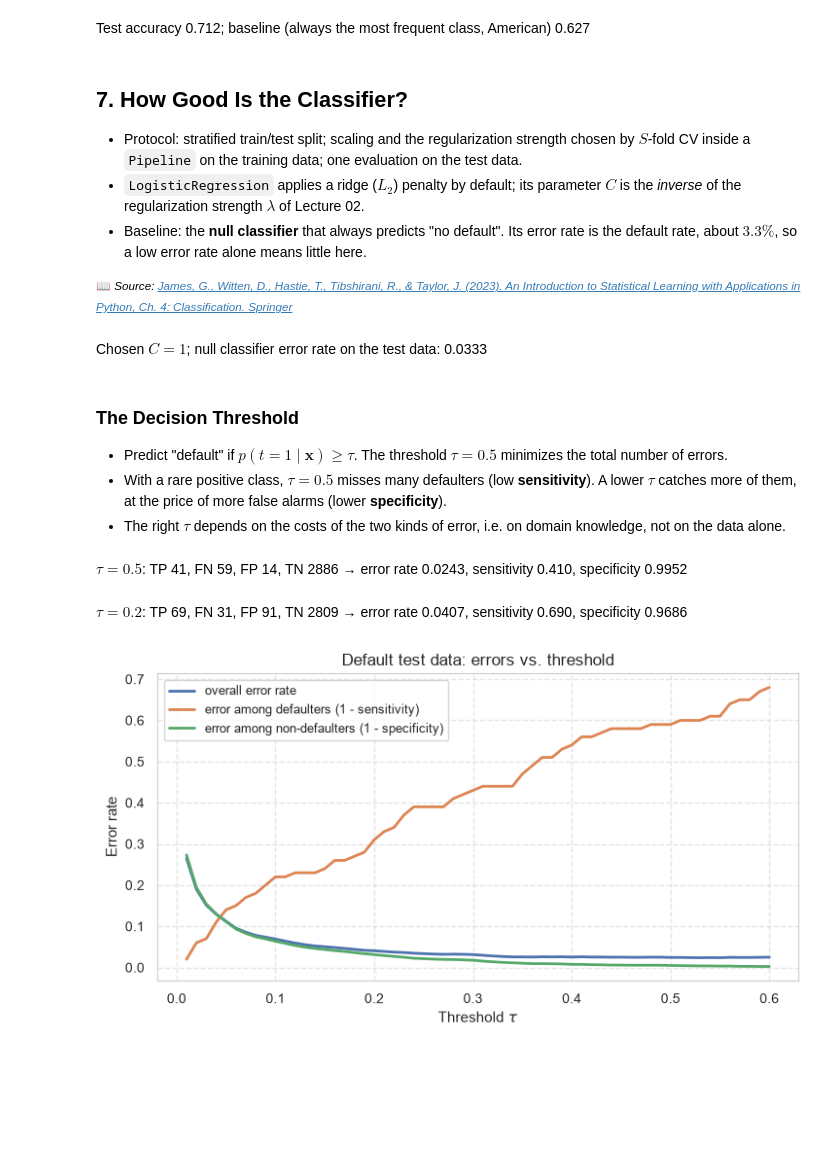
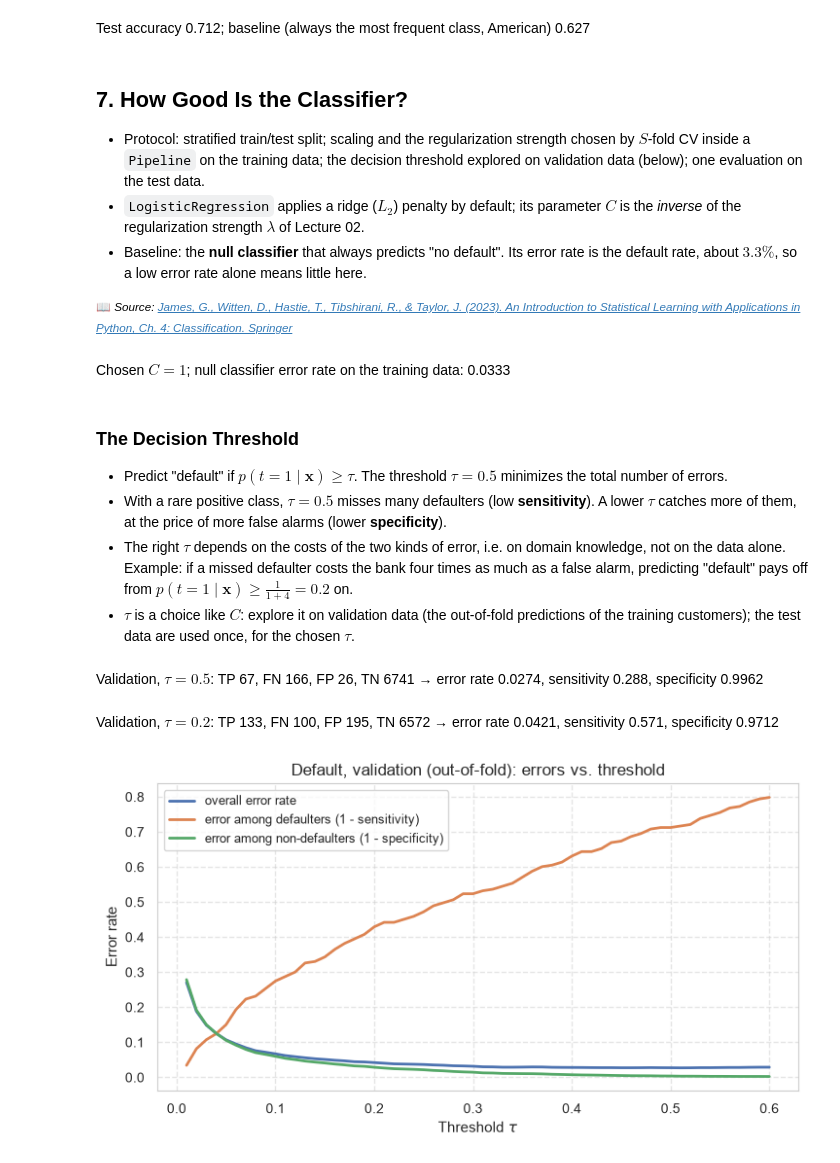
Before and after one commit to konstantin-schekotihin/dl_course, a Jupyter notebook: AI-ML/03_logistic_regression.ipynb, the cells around one changed output. Cells and saved outputs as stored; diff of their text form; code cells hidden in the pictures; blank space fills up the shorter version.

```diff
--- a/AI-ML/03_logistic_regression.ipynb
+++ b/AI-ML/03_logistic_regression.ipynb
@@ -411,7 +411,7 @@ Test accuracy 0.712; baseline (always the most frequent class, American) 0.627
 # %% [markdown]
 ## 7. How Good Is the Classifier?
 
-- Protocol: stratified train/test split; scaling and the regularization strength chosen by $S$-fold CV inside a `Pipeline` on the training data; one evaluation on the test data.
+- Protocol: stratified train/test split; scaling and the regularization strength chosen by $S$-fold CV inside a `Pipeline` on the training data; the decision threshold explored on validation data (below); one evaluation on the test data.
 - `LogisticRegression` applies a ridge ($L_2$) penalty by default; its parameter $C$ is the *inverse* of the regularization strength $\lambda$ of Lecture 02.
 - Baseline: the **null classifier** that always predicts "no default". Its error rate is the default rate, about $3.3\%$, so a low error rate alone means little here.
 
@@ -420,35 +420,38 @@ Test accuracy 0.712; baseline (always the most frequent class, American) 0.627
 X_default = data[["balance", "income_k", "student_yes"]]
 X_train, X_test, t_train, t_test = train_test_split(X_default, t, test_size=0.3, random_state=1, stratify=t)
 
+folds = StratifiedKFold(n_splits=5, shuffle=True, random_state=1)
 search = GridSearchCV(make_pipeline(StandardScaler(), LogisticRegression()), {"logisticregression__C": np.logspace(-3, 3, 13)},
-                      cv=StratifiedKFold(n_splits=5, shuffle=True, random_state=1), scoring="neg_log_loss").fit(X_train, t_train)
-p_test = search.predict_proba(X_test)[:, 1]                     # estimated p(default | x) for the test customers
-display(Markdown(f"Chosen $C = {search.best_params_['logisticregression__C']:g}$; null classifier error rate on the test data: {t_test.mean():.4f}"))
+                      cv=folds, scoring="neg_log_loss").fit(X_train, t_train)
+# Validation: out-of-fold estimates of p(default | x), each training customer predicted by a model fitted without it
+p_val = cross_val_predict(search.best_estimator_, X_train, t_train, cv=folds, method="predict_proba")[:, 1]
+display(Markdown(f"Chosen $C = {search.best_params_['logisticregression__C']:g}$; null classifier error rate on the training data: {t_train.mean():.4f}"))
 # %% [output]
-Chosen $C = 1$; null classifier error rate on the test data: 0.0333
+Chosen $C = 1$; null classifier error rate on the training data: 0.0333
 # %% [markdown]
 ### The Decision Threshold
 
 - Predict "default" if $p(t = 1 \mid \mathbf{x}) \ge \tau$. The threshold $\tau = 0.5$ minimizes the total number of errors.
 - With a rare positive class, $\tau = 0.5$ misses many defaulters (low **sensitivity**). A lower $\tau$ catches more of them, at the price of more false alarms (lower **specificity**).
-- The right $\tau$ depends on the costs of the two kinds of error, i.e. on domain knowledge, not on the data alone.
+- The right $\tau$ depends on the costs of the two kinds of error, i.e. on domain knowledge, not on the data alone. Example: if a missed defaulter costs the bank four times as much as a false alarm, predicting "default" pays off from $p(t = 1 \mid \mathbf{x}) \ge \frac{1}{1 + 4} = 0.2$ on.
+- $\tau$ is a choice like $C$: explore it on validation data (the out-of-fold predictions of the training customers); the test data are used once, for the chosen $\tau$.
 # %%
 for tau in (0.5, 0.2):
-    pred = (p_test >= tau).astype(int)
-    tn, fp, fn, tp = metrics.confusion_matrix(t_test, pred).ravel()
-    display(Markdown(f"$\\tau = {tau}$: TP {tp}, FN {fn}, FP {fp}, TN {tn} → error rate {(fp + fn) / len(t_test):.4f}, "
+    pred = (p_val >= tau).astype(int)
+    tn, fp, fn, tp = metrics.confusion_matrix(t_train, pred).ravel()
+    display(Markdown(f"Validation, $\\tau = {tau}$: TP {tp}, FN {fn}, FP {fp}, TN {tn} → error rate {(fp + fn) / len(t_train):.4f}, "
                      f"sensitivity {tp / (tp + fn):.3f}, specificity {tn / (tn + fp):.4f}"))
 # %% [output]
-$\tau = 0.5$: TP 41, FN 59, FP 14, TN 2886 → error rate 0.0243, sensitivity 0.410, specificity 0.9952
+Validation, $\tau = 0.5$: TP 67, FN 166, FP 26, TN 6741 → error rate 0.0274, sensitivity 0.288, specificity 0.9962
-$\tau = 0.2$: TP 69, FN 31, FP 91, TN 2809 → error rate 0.0407, sensitivity 0.690, specificity 0.9686
+Validation, $\tau = 0.2$: TP 133, FN 100, FP 195, TN 6572 → error rate 0.0421, sensitivity 0.571, specificity 0.9712
 # %%
 thresholds = np.linspace(0.01, 0.6, 60)
-predictions = [(p_test >= tau) for tau in thresholds]
+predictions = [(p_val >= tau) for tau in thresholds]
 hp.plot_curves(thresholds, {
-    "overall error rate": [np.mean(pred != t_test) for pred in predictions],
-    "error among defaulters (1 - sensitivity)": [np.mean(~pred[t_test == 1]) for pred in predictions],
-    "error among non-defaulters (1 - specificity)": [np.mean(pred[t_test == 0]) for pred in predictions],
-}, xlabel=r"Threshold $\tau$", ylabel="Error rate", title="Default test data: errors vs. threshold")
+    "overall error rate": [np.mean(pred != t_train) for pred in predictions],
+    "error among defaulters (1 - sensitivity)": [np.mean(~pred[t_train == 1]) for pred in predictions],
+    "error among non-defaulters (1 - specificity)": [np.mean(pred[t_train == 0]) for pred in predictions],
+}, xlabel=r"Threshold $\tau$", ylabel="Error rate", title="Default, validation (out-of-fold): errors vs. threshold")
 # %% [output]
-[figure, old version]
+[figure, new version]
 # %%
```
Also changed, not shown: parts of 4 cells of this notebook, 9 other files.
